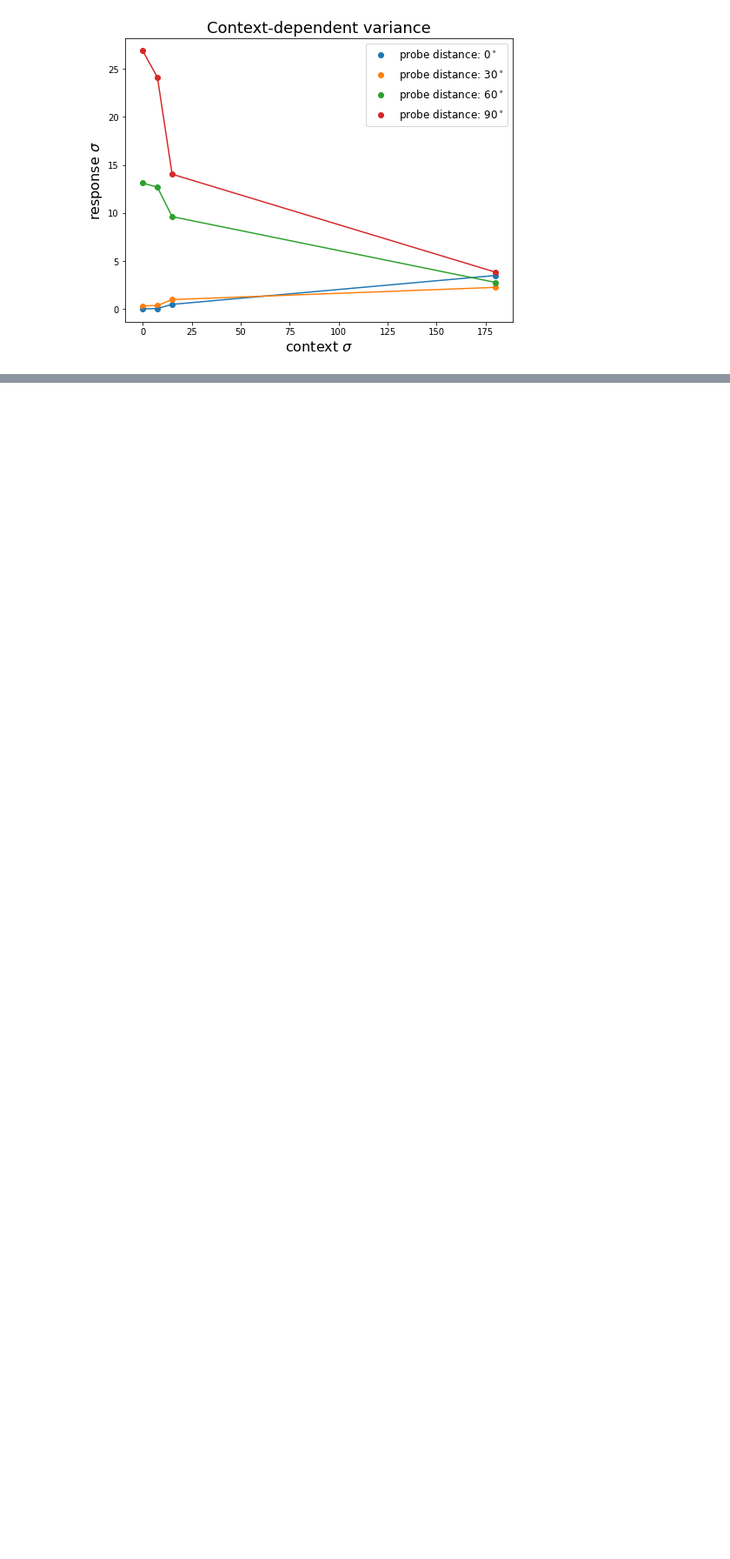
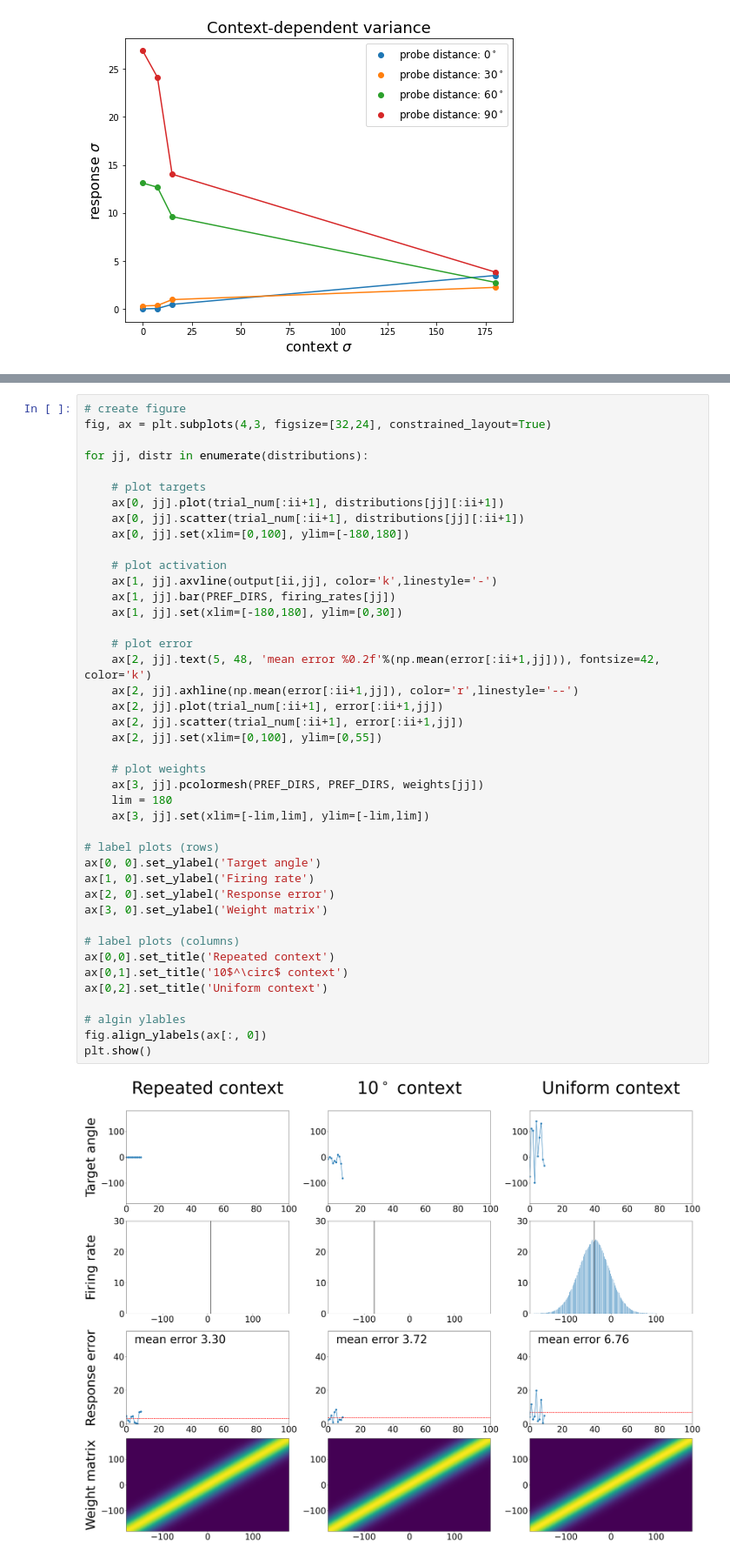
Before and after one commit to mwprestonjr/verstynen_2011_rpl, a Jupyter notebook: notebooks/verstynen_2011.ipynb, the cells around one changed output, grey strips where cells are left out. Shown at 87% size. Drawn from its saved outputs; the diff is of its cells as text; blank space fills up the shorter version.

```diff
--- a/notebooks/verstynen_2011.ipynb
+++ b/notebooks/verstynen_2011.ipynb
@@ -871,0 +1013,44 @@ plt.show()
+# %%
+# create figure
+fig, ax = plt.subplots(4,3, figsize=[32,24], constrained_layout=True)
+
+for jj, distr in enumerate(distributions):
+
+    # plot targets
+    ax[0, jj].plot(trial_num[:ii+1], distributions[jj][:ii+1])
+    ax[0, jj].scatter(trial_num[:ii+1], distributions[jj][:ii+1])
+    ax[0, jj].set(xlim=[0,100], ylim=[-180,180])
+
+    # plot activation
+    ax[1, jj].axvline(output[ii,jj], color='k',linestyle='-')
+    ax[1, jj].bar(PREF_DIRS, firing_rates[jj])
+    ax[1, jj].set(xlim=[-180,180], ylim=[0,30])
+
+    # plot error
+    ax[2, jj].text(5, 48, 'mean error %0.2f'%(np.mean(error[:ii+1,jj])), fontsize=42, color='k')
+    ax[2, jj].axhline(np.mean(error[:ii+1,jj]), color='r',linestyle='--')
+    ax[2, jj].plot(trial_num[:ii+1], error[:ii+1,jj])
+    ax[2, jj].scatter(trial_num[:ii+1], error[:ii+1,jj])
+    ax[2, jj].set(xlim=[0,100], ylim=[0,55])
+
+    # plot weights
+    ax[3, jj].pcolormesh(PREF_DIRS, PREF_DIRS, weights[jj])
+    lim = 180
+    ax[3, jj].set(xlim=[-lim,lim], ylim=[-lim,lim])
+
+# label plots (rows)
+ax[0, 0].set_ylabel('Target angle')
+ax[1, 0].set_ylabel('Firing rate')
+ax[2, 0].set_ylabel('Response error')
+ax[3, 0].set_ylabel('Weight matrix')
+
+# label plots (columns)
+ax[0,0].set_title('Repeated context')
+ax[0,1].set_title('10$^\circ$ context')
+ax[0,2].set_title('Uniform context')
+
+# algin ylables
+fig.align_ylabels(ax[:, 0])
+plt.show()
+# %% [output]
+[figure, added]
```
Also changed, not shown: parts of 10 cells of this notebook.
